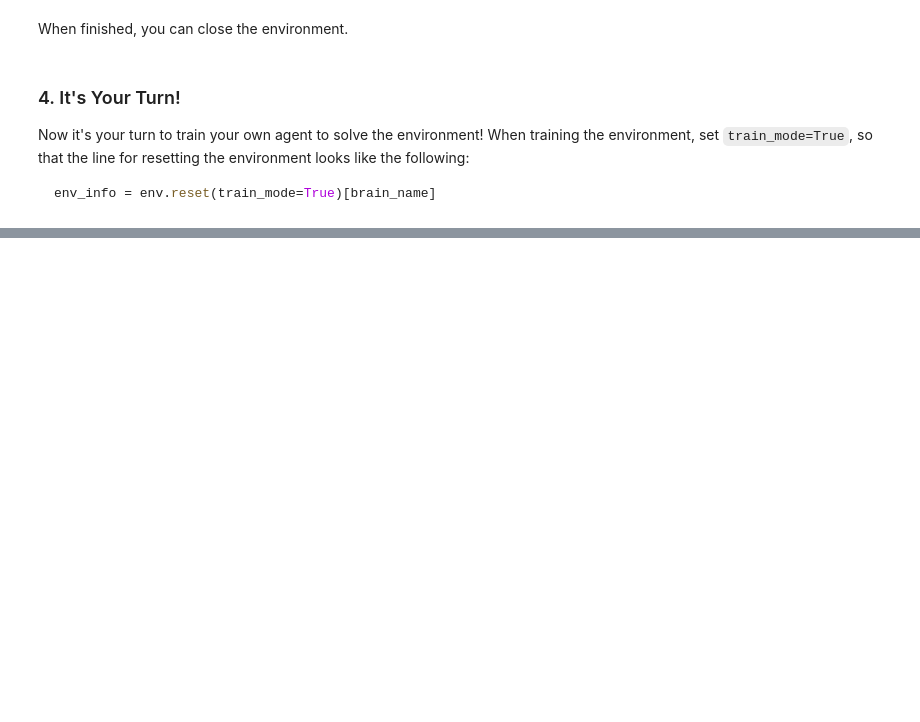
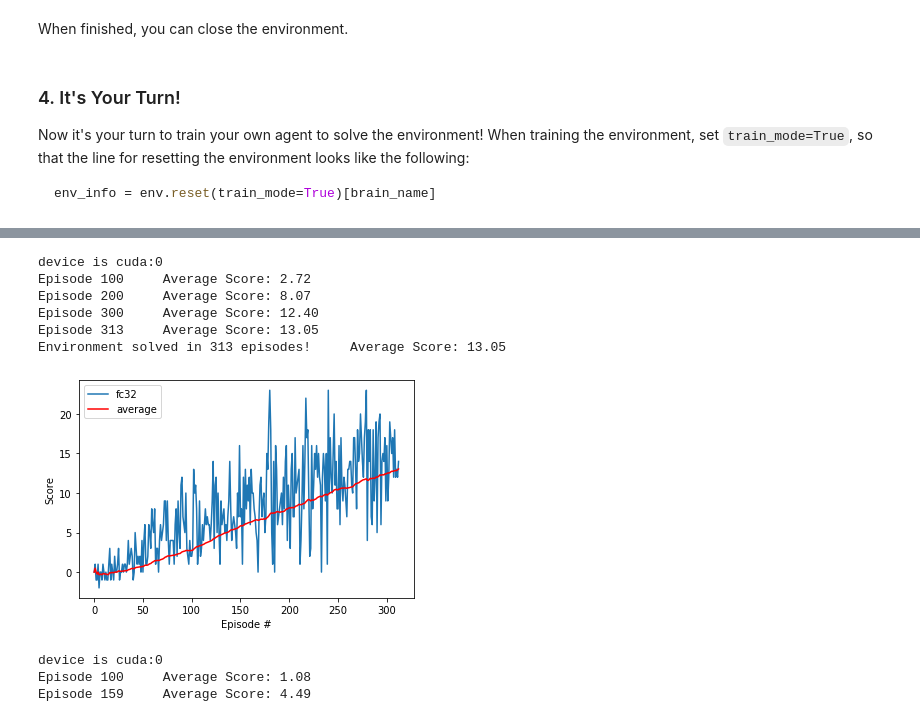
Before and after one commit to thanakijwanavit/navigation_rl_agent, a Jupyter notebook: Navigation.ipynb, the cells around one changed output, grey strips where cells are left out. Saved outputs shown, nothing was run; the diff lists cells and outputs as text; code cells hidden in the pictures; blank space fills up the shorter version.

```diff
--- a/Navigation.ipynb
+++ b/Navigation.ipynb
@@ -101,0 +308,42 @@ env_info = env.reset(train_mode=True)[brain_name]
+# %%
+# fc32
+agent = Agent(state_size=state_size,
+              action_size=action_size, seed=0,
+              use_double=False, use_dueling=False,fc1=32,fc2=32)
+scores, avgs = dqn(n_episodes=1000,
+                   eps_decay=0.98,
+                   eps_end=0.02,
+                   ckpt_path='fc32.ckpt',
+                  solved_score=13)
+
+
+# plot the scores
+description = 'fc32'
+plot_experience(description, scores, avgs)
+# %% [output]
+device is cuda:0
+Episode 100     Average Score: 2.72
+Episode 200     Average Score: 8.07
+Episode 300     Average Score: 12.40
+Episode 313     Average Score: 13.05
+Environment solved in 313 episodes!     Average Score: 13.05
+[figure, added]
+# %%
+# fc128
+agent = Agent(state_size=state_size,
+              action_size=action_size, seed=0,
+              use_double=False, use_dueling=False,fc1=128,fc2=128)
+scores, avgs = dqn(n_episodes=1000,
+                   eps_decay=0.98,
+                   eps_end=0.02,
+                   ckpt_path='fc128.ckpt',
+                  solved_score=13)
+
+
+# plot the scores
+description = 'fc128'
+plot_experience(description, scores, avgs)
+# %% [output]
+device is cuda:0
+Episode 100     Average Score: 1.08
+Episode 159     Average Score: 4.49
```
Also changed, not shown: parts of 15 cells of this notebook, 12 other files.
